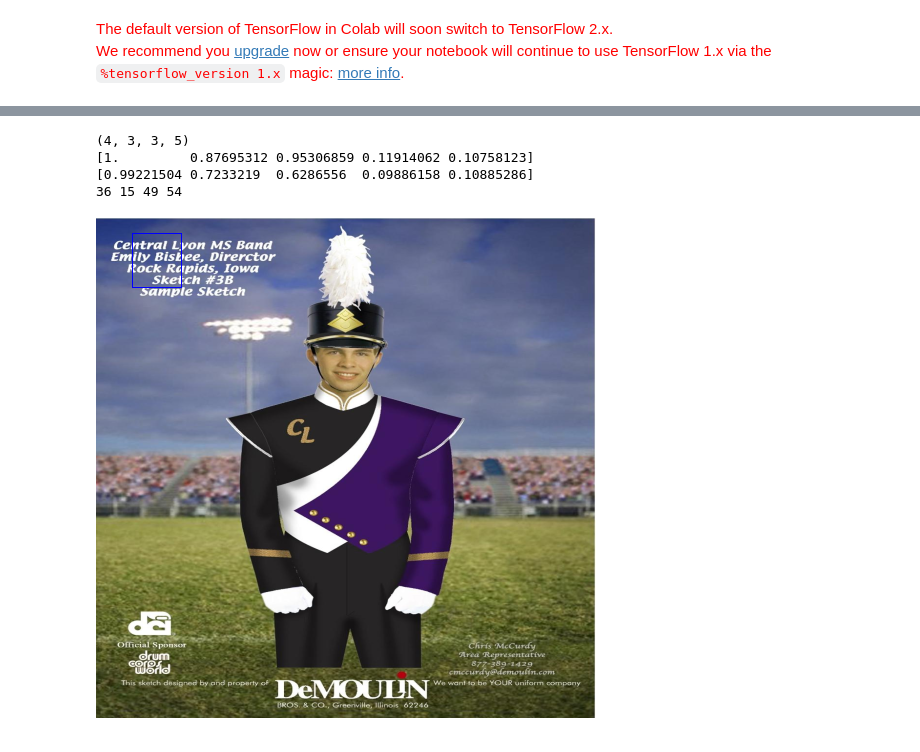
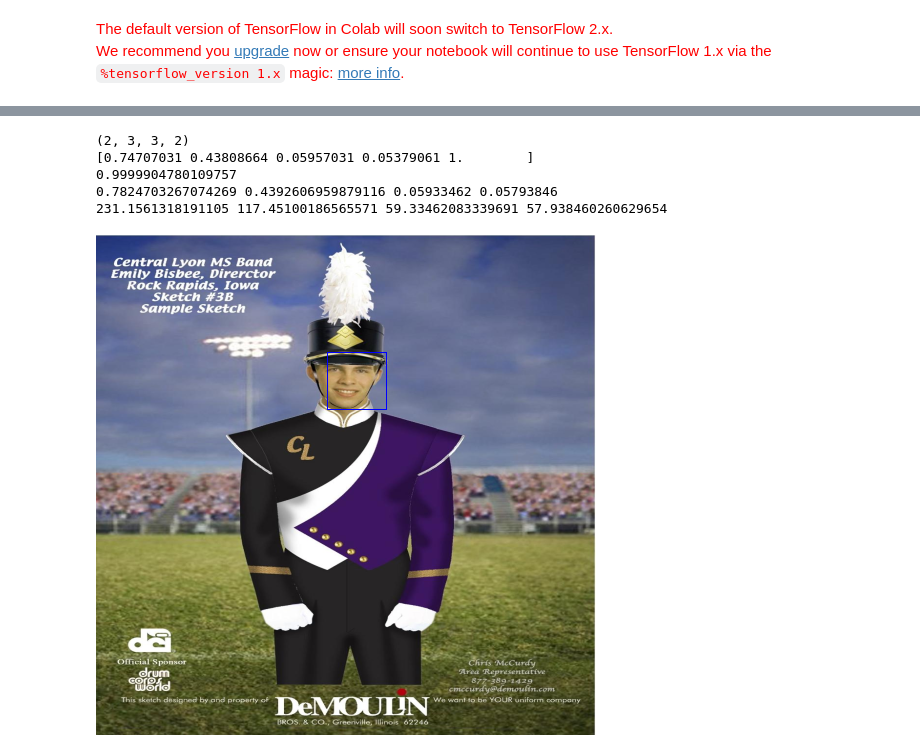
Before and after one commit to 5amessi/YOLO-For-Face-Detection, a Jupyter notebook: YoloFD.ipynb, the cells around one changed output, grey strips where cells are left out. Cells and saved outputs as stored; diff of their text form; code cells hidden in the pictures.

```diff
--- a/YoloFD.ipynb
+++ b/YoloFD.ipynb
@@ -84,2 +82,10 @@ CLASS_SCALE      = 1.0
 WARM_UP_BATCHES  = 0
 TRUE_BOX_BUFFER  = 50
+# %%
+def AdjustCord(bx,img):
+  Nx,Ny, Nw, Nh = bx[0]/img.shape[1], bx[1]/img.shape[0], bx[2]/img.shape[1], bx[3]/img.shape[0]
+  Nw /=2
+  Nh /=2
+  Nx = Nx + Nw
+  Ny = Ny + Nh
+  return Nx,Ny, Nw, Nh
@@ -251,15 +273,15 @@ Trainable params: 297,589
 Non-trainable params: 960
 _________________________________________________________________
 # %%
-model.compile(loss=custom_loss, optimizer=keras.optimizers.adam(), metrics=['mse'])
+model.compile(loss=custom_loss, optimizer=keras.optimizers.adam())
 # %%
 #Train the model, If you want to train uncomment next lines
 annotations = open('/content/wider_face_split/wider_face_train_bbx_gt.txt')
 numOfLines = len(annotations.readlines())
 i=0
-while i < numOfLines:
-  i, x, y = GenerateBatch(i,10000+i)
-  print(i)
-  model.fit(x, y, epochs=3, batch_size=8, verbose=1)
-  model.save_weights("weights.h5")
+# while i < numOfLines:
+i, x, y = GenerateBatch(i,15000+i)
+print(i)
+model.fit(x, y, epochs=250, batch_size=8, verbose=1)
+model.save_weights("weights.h5")
 # %% [output]
@@ -273,23 +304,0 @@ KeyboardInterrupt: ignored
-# %%
-_, tempx, ty = GenerateBatch(0,1000)
-tempy = model.predict(tempx)
-for yy in range (0,3):
-  for xx in range(0,3):
-    i = tempy[0][yy][xx]
-    if(float(i[0]) > 0.5):
-      img = tempx[0]
-      hh = np.shape(img)[0]
-      ww = np.shape(img)[1]
-      x1 = int(i[1]*((xx+1)/20)*ww)
-      y1 = int(i[2]*((yy+1)/20)*hh)
-      w = int(i[3]*ww)
-      h = int(i[4]*hh)
-      print(x1,y1,w,h)
-      cv2.rectangle(img, (x1,y1), (w+x1,h+y1), (255,0,0))
-      cv2_imshow(img)
-# %% [output]
-(4, 3, 3, 5)
-[1.         0.87695312 0.95306859 0.11914062 0.10758123]
-[0.99221504 0.7233219  0.6286556  0.09886158 0.10885286]
-36 15 49 54
-[figure, removed]
@@ -295,0 +308,32 @@ for yy in range (0,3):
+# %%
+import math
+
+def sigmoid(x):
+  return 1 / (1 + math.exp(-x))
+# %%
+_, tempx, ty = GenerateBatch(0,1000)
+img = tempx[0]
+true_box_wh = ty[..., 2:4]
+print(np.shape(true_box_wh))
+i = ty[0].reshape((9,5))[4]
+print(i)
+Nx,Ny, Nw, Nh = ReAdjustCord(i[0]*(2/3),i[1]*(2/3), i[2], i[3],img)
+# cv2.rectangle(img, (int(Nx),int(Ny)), (int(Nw)+int(Nx),int(Nh)+int(Ny)), (255,0,0))
+# cv2_imshow(img)
+# print(Nx,Ny, Nw, Nh)
+tempy = model.predict(tempx)
+i = tempy[0].reshape((9,5))[4]
+print(sigmoid(i[4]))
+Nx,Ny, Nw, Nh = sigmoid(i[0]),sigmoid(i[1]), np.exp(i[2]), np.exp(i[3])
+print(Nx,Ny, Nw, Nh)
+Nx,Ny, Nw, Nh = ReAdjustCord(Nx*(2/3),Ny*(2/3), Nw, Nh,img)
+print(Nx,Ny, Nw, Nh)
+cv2.rectangle(img, (int(Nx),int(Ny)), (int(Nw)+int(Nx),int(Nh)+int(Ny)), (255,0,0))
+cv2_imshow(img)
+# %% [output]
+(2, 3, 3, 2)
+[0.74707031 0.43808664 0.05957031 0.05379061 1.        ]
+0.9999904780109757
+0.7824703267074269 0.4392606959879116 0.05933462 0.05793846
+231.1561318191105 117.45100186565571 59.33462083339691 57.938460260629654
+[figure, added]
```
Also changed, not shown: parts of 11 cells of this notebook.
